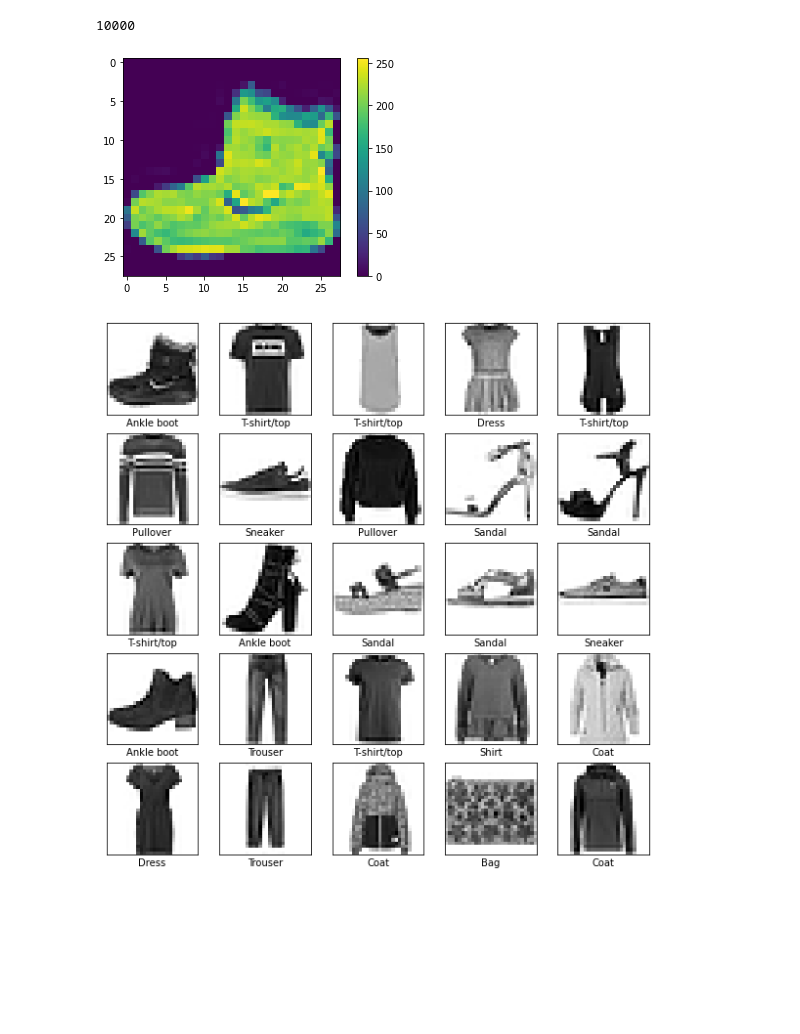
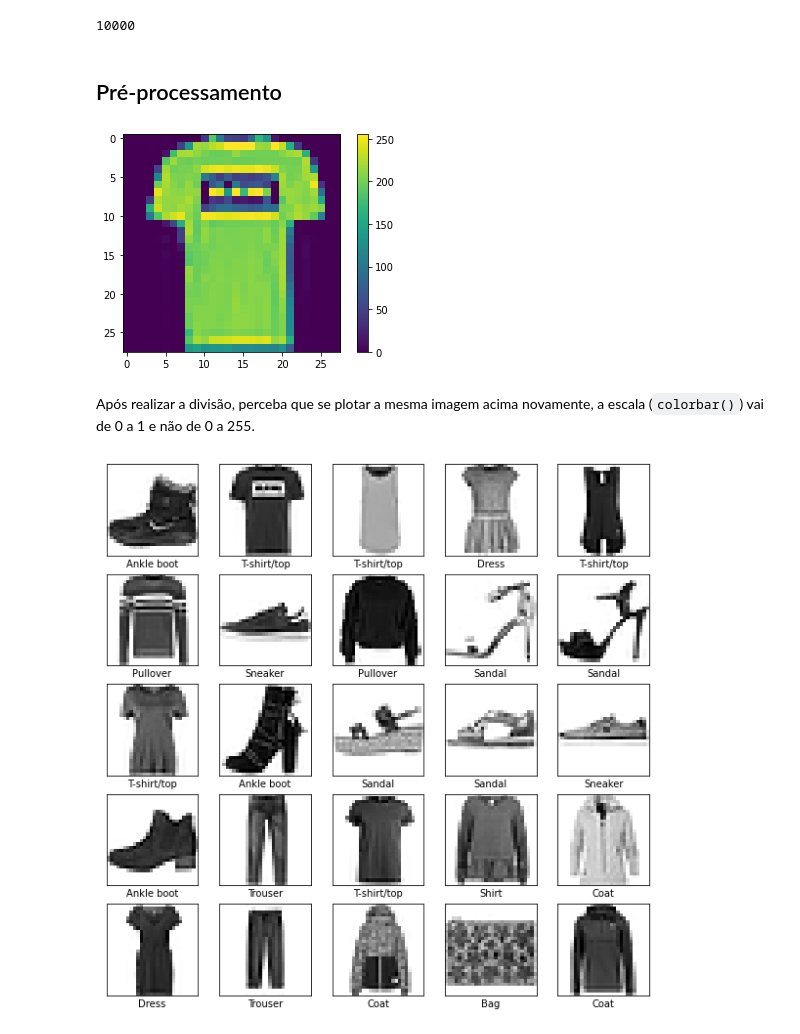
Before and after one commit to matheuspercario/TT050-SAD, a Jupyter notebook: Aula04-PraticaTensorflow/Tensorflow.ipynb, the cells around one changed output. Drawn from its saved outputs; the diff is of its cells as text; code cells hidden in the pictures; blank space fills up the shorter version.

```diff
--- a/Aula04-PraticaTensorflow/Tensorflow.ipynb
+++ b/Aula04-PraticaTensorflow/Tensorflow.ipynb
@@ -37,12 +42,14 @@ test_images.shape
 len(test_labels)
 # %% [output]
 10000
+# %% [markdown]
+## Pré-processamento
 # %%
 plt.figure()
-plt.imshow(train_images[0])
+plt.imshow(train_images[1])
 plt.colorbar()
 plt.grid(False)
 plt.show()
 # %% [output]
-[figure, old version]
+[figure, new version]
 # %%
@@ -51,2 +58,4 @@ train_images = train_images / 255.0
 test_images = test_images / 255.0
+# %% [markdown]
+Após realizar a divisão, perceba que se plotar a mesma imagem acima novamente, a escala (`colorbar()`) vai de 0 a 1 e não de 0 a 255.
 # %%
```
Also changed, not shown: parts of 19 cells of this notebook.
